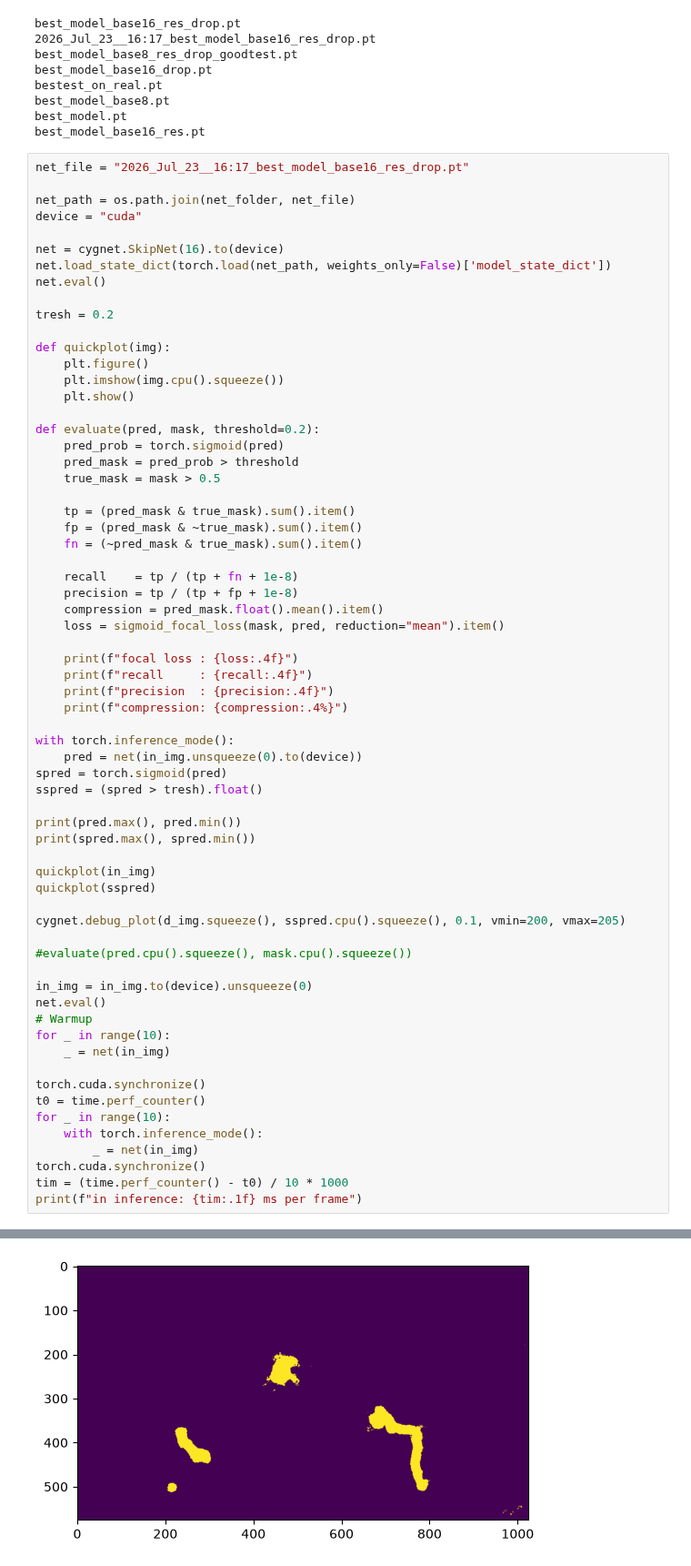
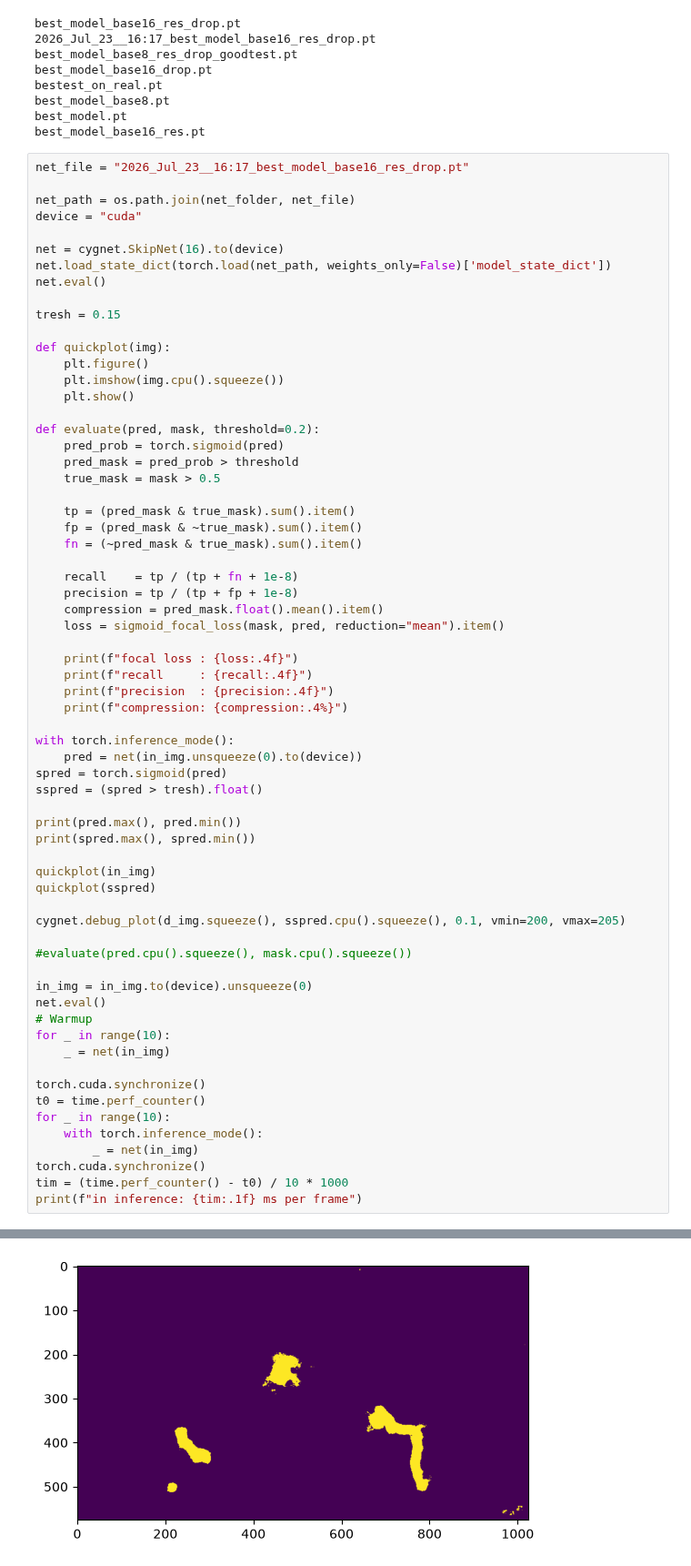
Before and after one commit to FrankJRix/cygnet, a Jupyter notebook: midas_test.ipynb, the cells around one changed output, grey strips where cells are left out. Shown at 91% size. Cells and saved outputs as stored; diff of their text form.

```diff
--- a/midas_test.ipynb
+++ b/midas_test.ipynb
@@ -124,7 +148,7 @@ net = cygnet.SkipNet(16).to(device)
 net.load_state_dict(torch.load(net_path, weights_only=False)['model_state_dict'])
 net.eval()
 
-tresh = 0.2
+tresh = 0.15
 
 def quickplot(img):
 	plt.figure()
@@ -156,32 +180,32 @@ spred = torch.sigmoid(pred)
 sspred = (spred > tresh).float()
 
 print(pred.max(), pred.min())
 print(spred.max(), spred.min())
 
 quickplot(in_img)
 quickplot(sspred)
 
 cygnet.debug_plot(d_img.squeeze(), sspred.cpu().squeeze(), 0.1, vmin=200, vmax=205)
 
 #evaluate(pred.cpu().squeeze(), mask.cpu().squeeze())
 
 in_img = in_img.to(device).unsqueeze(0)
 net.eval()
 # Warmup
 for _ in range(10):
     _ = net(in_img)
 
 torch.cuda.synchronize()
 t0 = time.perf_counter()
 for _ in range(10):
     with torch.inference_mode():
         _ = net(in_img)
 torch.cuda.synchronize()
 tim = (time.perf_counter() - t0) / 10 * 1000
 print(f"in inference: {tim:.1f} ms per frame")
 # %% [output]
 tensor(15.0159, device='cuda:0') tensor(-7.9402, device='cuda:0')
 tensor(1.0000, device='cuda:0') tensor(0.0004, device='cuda:0')
 [figure]
-[figure, old version]
+[figure, new version]
 [figure]
```
Also changed, not shown: parts of 3 cells of this notebook.
